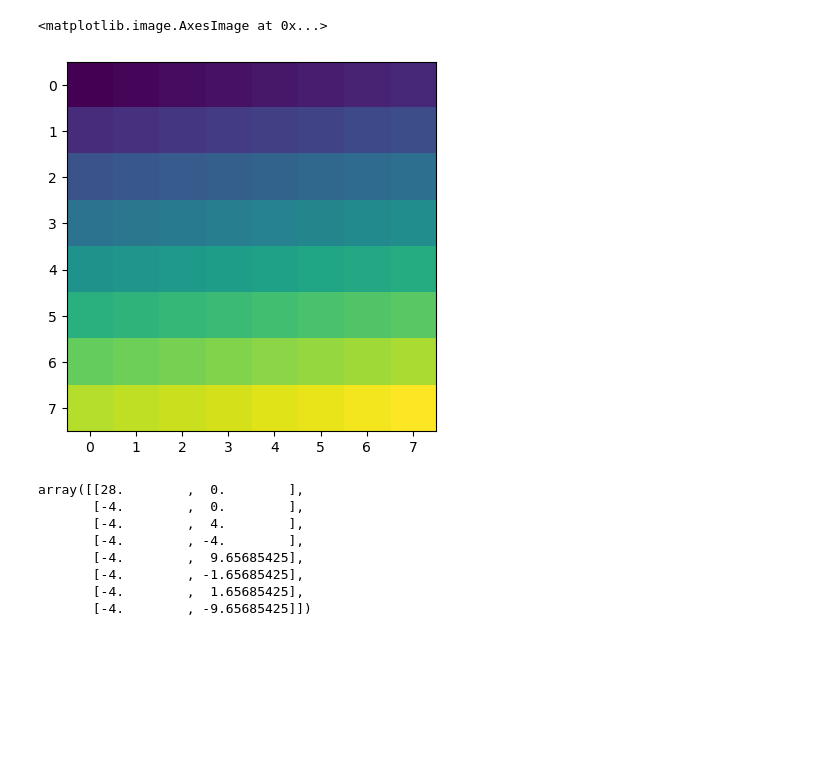
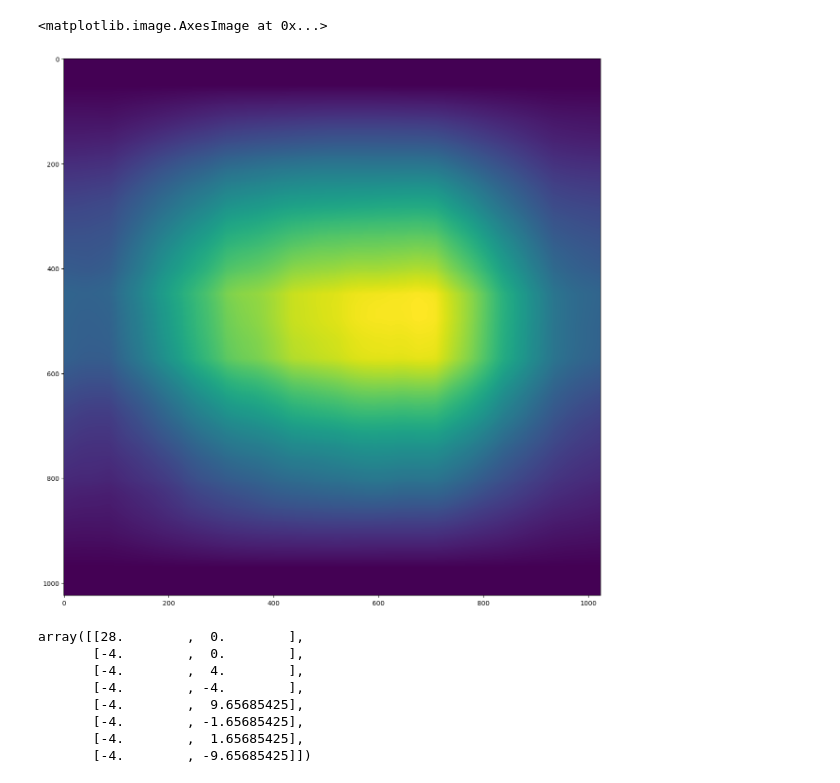
Before and after one commit to amfaber/tracking_optimizations, a Jupyter notebook: gpu-tracking/wgpu-fft/explore.ipynb, the cells around one changed output. Cells and saved outputs as stored; diff of their text form; code cells hidden in the pictures; blank space fills up the shorter version.

```diff
--- a/gpu-tracking/wgpu-fft/explore.ipynb
+++ b/gpu-tracking/wgpu-fft/explore.ipynb
@@ -83,12 +86,14 @@ def DIFfft(x):
 with open("out.bin", "rb") as file:
     data = np.frombuffer(file.read(), dtype = "float32")
     # data = data.reshape(256, 256, -1)
-    data = data.reshape(8, 8, -1)
+    data = data.reshape(1024, 1024, -1)
+    # data = np.moveaxis(data, 1, 0)
-# %%
-plt.imshow(data[:, :, 0])
-# %% [output]
-<matplotlib.image.AxesImage at 0x...>
-[figure, removed]
+# %%
+fig, ax = plt.subplots(figsize = (15, 15))
+ax.imshow(fft.fftshift(data[:, :, 0]))
+# %% [output]
+<matplotlib.image.AxesImage at 0x...>
+[figure, added]
 # %%
 res = DIFfft(np.arange(8, dtype = "complex"))
 # res = inv_DITfft(res)
```
Also changed, not shown: parts of 1 cell of this notebook, 13 other files.
